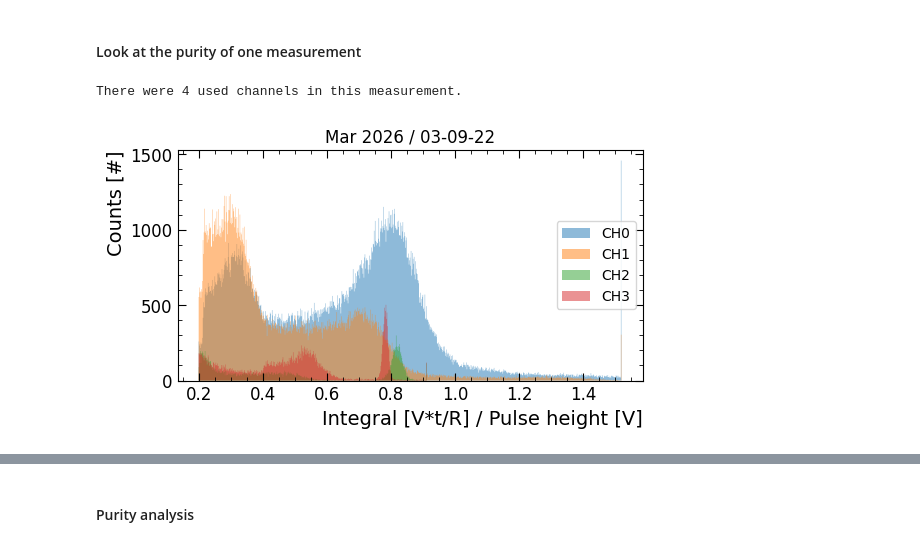
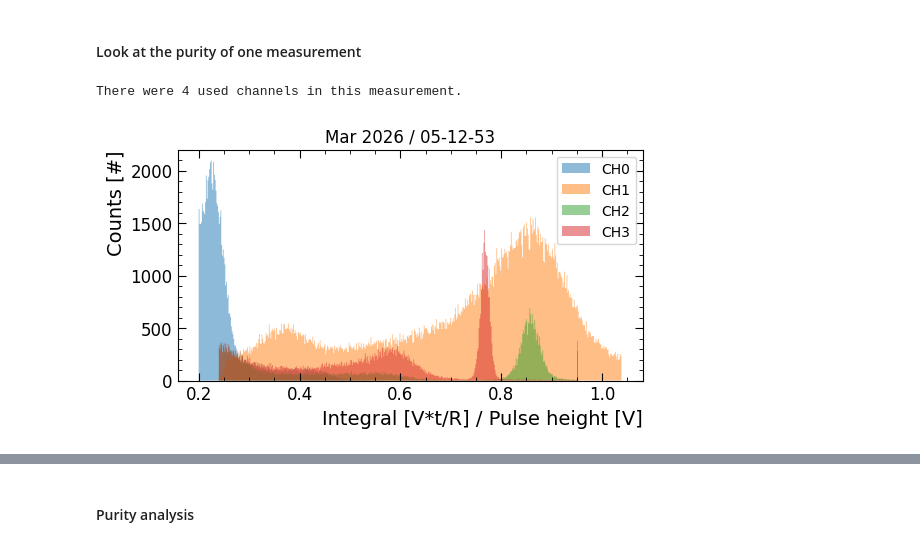
Before and after one commit to rtriozzi/pmana, a Jupyter notebook: notebooks/purity/pmana_CERN_purity.ipynb, the cells around one changed output, grey strips where cells are left out. Saved outputs shown, nothing was run; the diff lists cells and outputs as text; code cells hidden in the pictures.

```diff
--- a/notebooks/purity/pmana_CERN_purity.ipynb
+++ b/notebooks/purity/pmana_CERN_purity.ipynb
@@ -16,7 +16,7 @@ fig, ax = plt.subplots(figsize=(6,3))
 
 YEAR = '2026'
 MONTH = 'Mar'
-MEASUREMENT = f'03_09_22'
+MEASUREMENT = f'05_12_53'
 FILE_PATH = f"../../data/cern_csv/{YEAR}_{MONTH}/Record_{YEAR}_{MONTH}_{MEASUREMENT}.csv"
 # extract a measurement
 Data = pmana.utils.io.ExtractSingleMeasurement(
@@ -24,34 +24,34 @@ Data = pmana.utils.io.ExtractSingleMeasurement(
     IS_CSV = True,
     COL_NAMES = ['binCenter', 'F1', 'F2', 'F3', 'F4'],
     DELIMITER = ","
 )
 print(f"There were {len(Data)} used channels in this measurement.")
 
 CHs = [1, 2, 3, 4]
 for ch in CHs:
     # plot channel data
     pmana.utils.plotting.PlotSingleChannel(
         Data[ch-1],
         ax,
         channel = ch-1,
         rebin = False,
         debug = False,
         DISPLAY_FIT = False
     )
 
 ax = pmana.utils.plotting.UpdateMatplotlibStyle(
     ax,
     "Integral [V*t/R] / Pulse height [V]",
     "Counts [#]"
 )
 
 ax.legend()
 ax.set_title(f"{MONTH} {YEAR} / {MEASUREMENT.replace('_','-')}")
 plt.show()
 fig.savefig(f"../../plots/cern/RawData_{YEAR}_{MONTH}.png", dpi=300, bbox_inches='tight')
 # %% [output]
 There were 4 used channels in this measurement.
-[figure, old version]
+[figure, new version]
 # %%
 CalibrationFactors = {
   0: 1.1,
```
Also changed, not shown: parts of 7 cells of this notebook, 2 other files.
